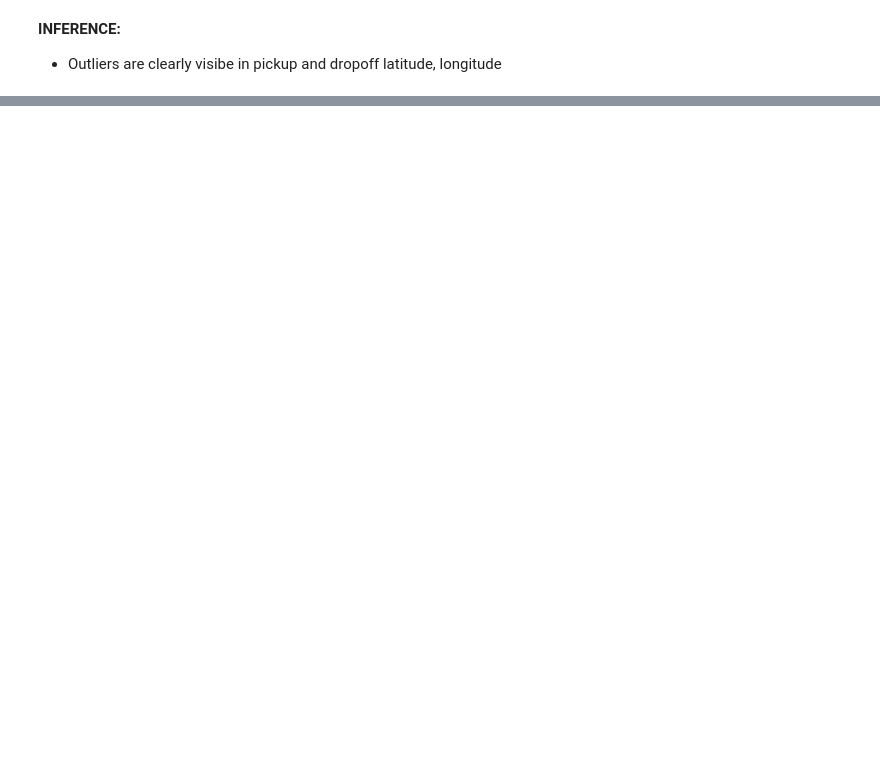
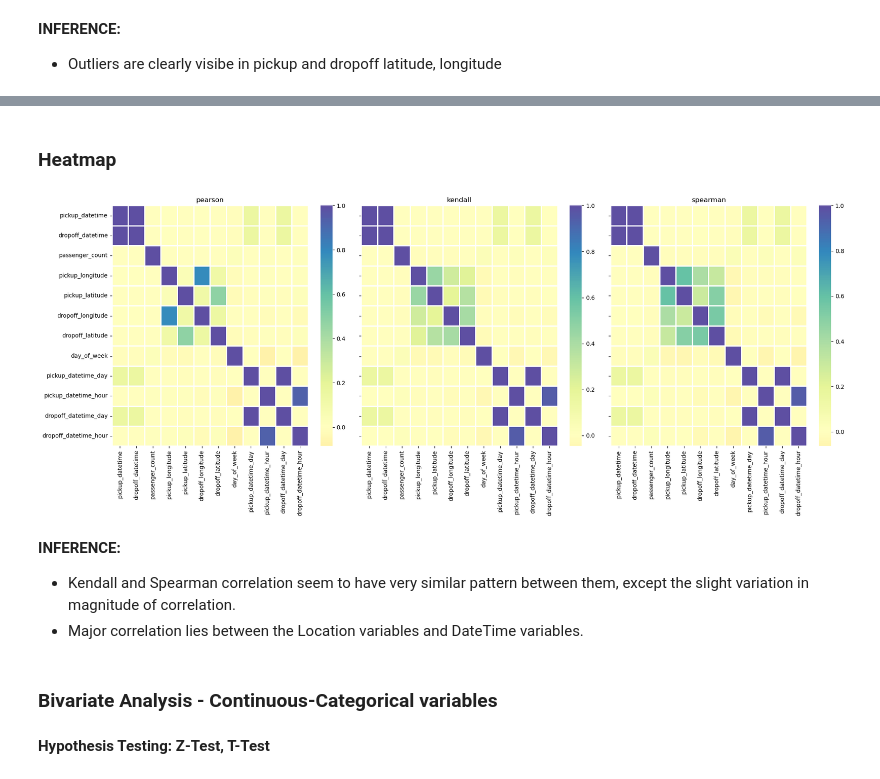
Before and after one commit to jksingh07/Data-Science-Projects, a Jupyter notebook: NYC Taxi Trip Durartion/EDA - NYC Taxi Trip Duration.ipynb, the cells around one changed output, grey strips where cells are left out. Drawn from its saved outputs; the diff is of its cells as text; code cells hidden in the pictures; blank space fills up the shorter version.

```diff
--- a/NYC Taxi Trip Durartion/EDA - NYC Taxi Trip Duration.ipynb
+++ b/NYC Taxi Trip Durartion/EDA - NYC Taxi Trip Duration.ipynb
@@ -460,0 +544,20 @@ UVA_outlier(df, numeric_columns, include_outlier=False)
+# %% [markdown]
+### Heatmap
+# %%
+# plotting heatmap using all methods for all numerical variables
+correlations = ['pearson','kendall','spearman']
+fig, axes = plt.subplots(1, 3, figsize=(20,8), sharey='all')
+for i, ax in enumerate(axes.ravel()):
+    sns.heatmap(df[numeric].corr(method=correlations[i]), linewidths=2, cmap='Spectral', center=0, ax=ax)
+    axes[i].set_title(correlations[i])
+plt.tight_layout()
+# %% [output]
+[figure, added]
+# %% [markdown]
+**INFERENCE:**
+* Kendall and Spearman correlation seem to have very similar pattern between them, except the slight variation in magnitude of correlation.
+*  Major correlation lies between the Location variables and DateTime variables.
+# %% [markdown]
+### Bivariate Analysis - Continuous-Categorical variables
+# %% [markdown]
+**Hypothesis Testing: Z-Test, T-Test**
```
Also changed, not shown: parts of 36 cells of this notebook.
